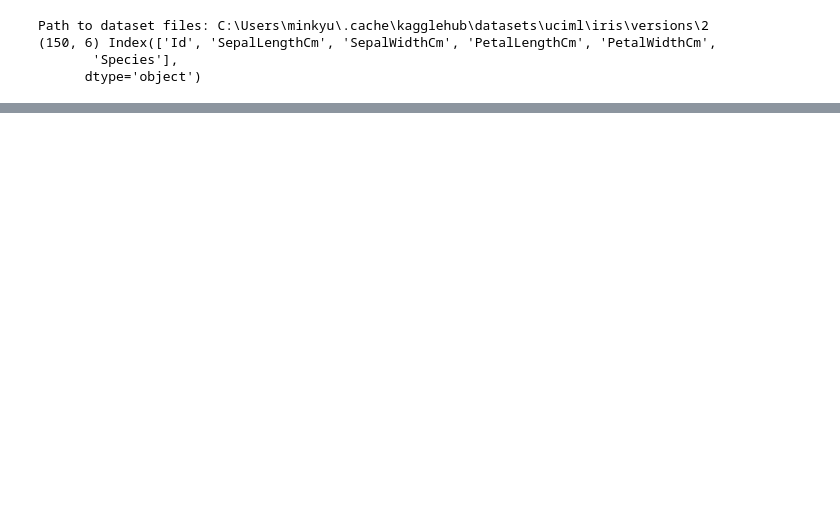
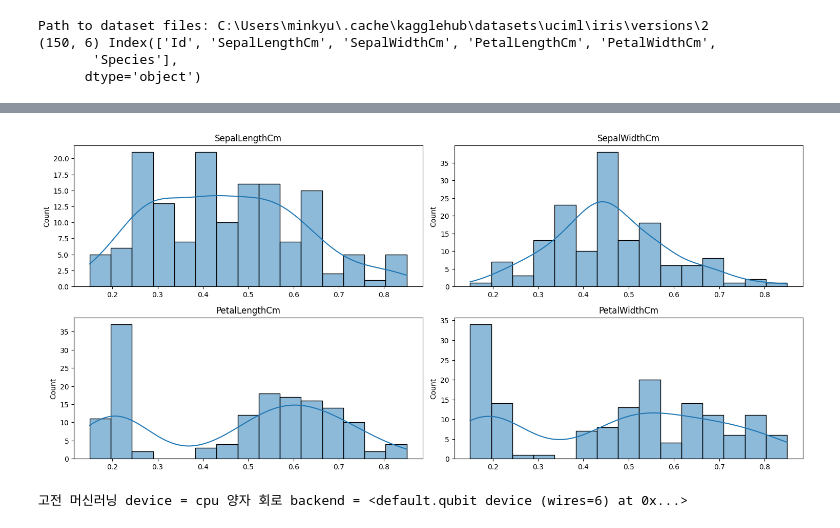
Before and after one commit to red1108/infoQGAN, a Jupyter notebook: iris_train.ipynb, the cells around one changed output, grey strips where cells are left out. Drawn from its saved outputs; the diff is of its cells as text; code cells hidden in the pictures; blank space fills up the shorter version.

```diff
--- a/iris_train.ipynb
+++ b/iris_train.ipynb
@@ -90,0 +150,38 @@ print(train_data_df.shape, train_data_df.columns)
+# %%
+train_data_np = train_data_df.to_numpy()
+min_val = train_data_np.min(axis=0)
+max_val = train_data_np.max(axis=0)
+
+# range_l ~ range_r 범위로 rescale
+rescaled = range_l + (train_data_np - min_val) / (max_val - min_val) * (range_r - range_l)
+
+plt.figure(figsize=(15, 10))
+for i, col in enumerate(train_data_df.columns):
+    plt.subplot(math.ceil(len(numeric_cols) / 2), 2, i + 1)
+    sns.histplot(rescaled[:, i], kde=True, bins=15)
+    plt.title(col)
+plt.tight_layout()
+plt.show()
+
+train_tensor = torch.tensor(rescaled, dtype=torch.float32)
+# %% [output]
+[figure, added]
+# %%
+# setting torch device
+ml_device = torch.device("cuda:0" if torch.cuda.is_available() else "cpu")
+quantum_device = qml.device("default.qubit", wires=n_qubits)
+print("고전 머신러닝 device =", ml_device, "양자 회로 backend =", quantum_device)
+
+# 생성자 파라미터 초기화 및 모듈 불러오기
+generator_initial_params = Variable(torch.tensor(np.random.normal(-np.pi , np.pi, (n_layers, n_qubits, 1))), requires_grad=True)
+generator = QGAN.QGAN2(n_qubits, output_qubits, n_layers, generator_initial_params, quantum_device)
+
+# 판별자, MINE 초기화
+discriminator = Discriminator.LinearDiscriminator(input_dim = output_qubits, hidden_size=128)
+mine = MINE.LinearMine(code_dim=code_qubits, output_dim=output_qubits)
+
+G_opt = torch.optim.Adam([generator.params], lr=G_lr)
+D_opt = torch.optim.Adam(discriminator.parameters(), lr=D_lr)
+M_opt = torch.optim.Adam(mine.parameters(), lr=M_lr)
+# %% [output]
+고전 머신러닝 device = cpu 양자 회로 backend = <default.qubit device (wires=6) at 0x...>
```
Also changed, not shown: parts of 8 cells of this notebook.
